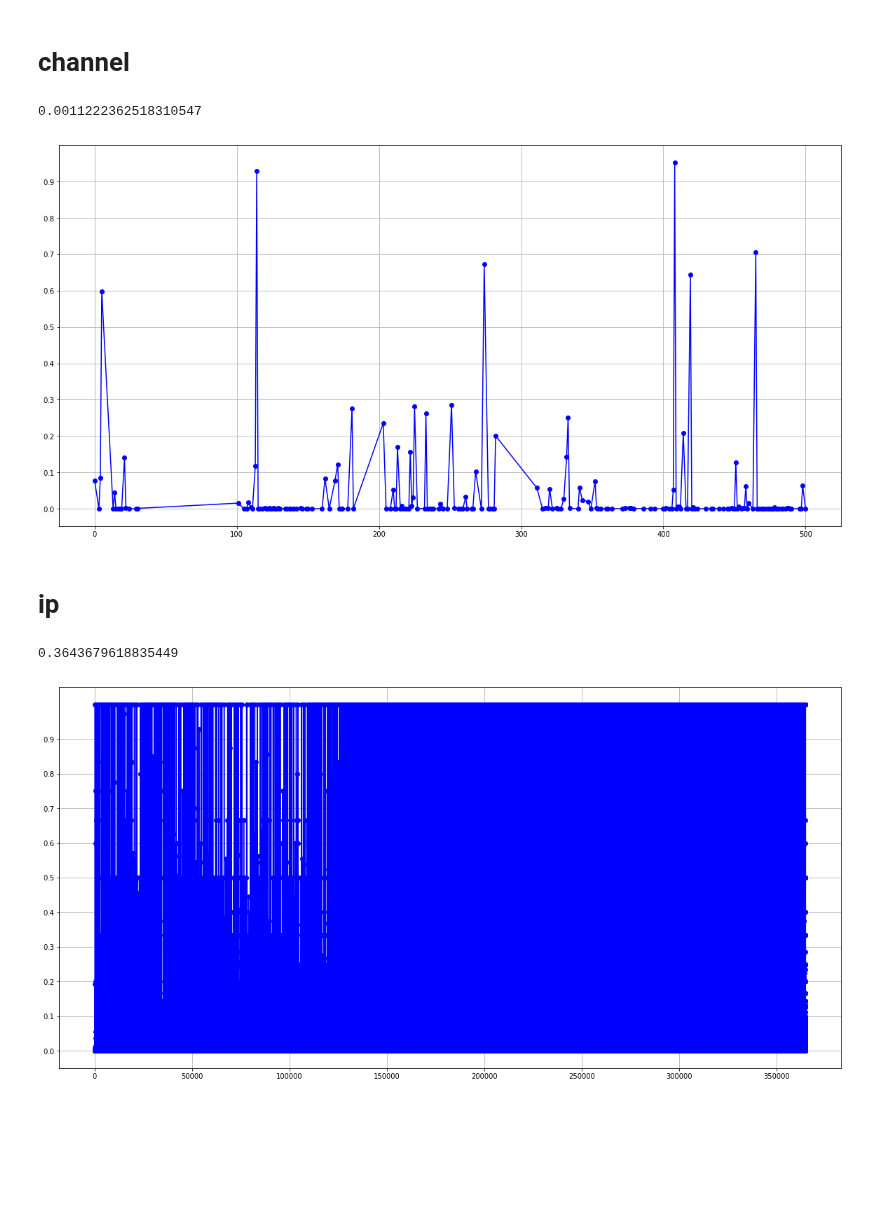
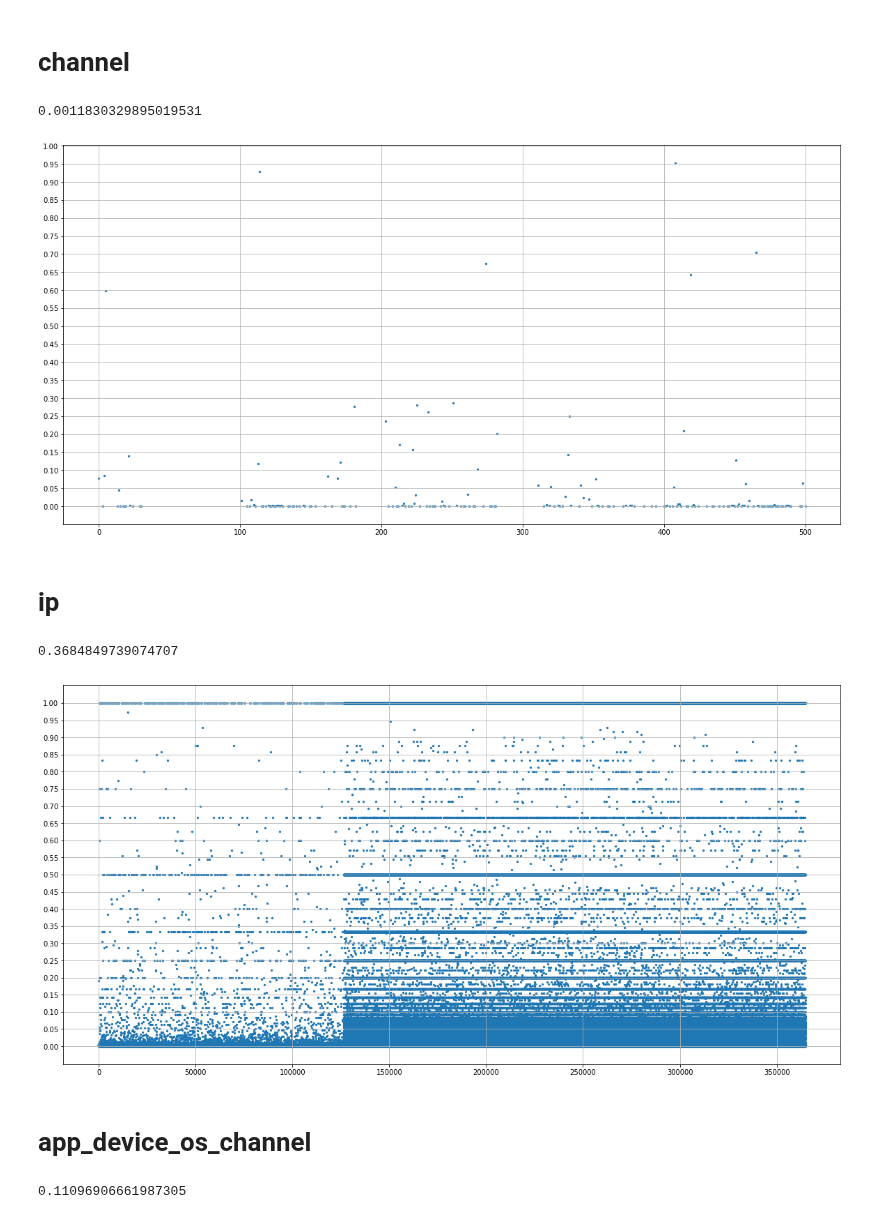
Before and after one commit to wluo-personal/Kaggle, a Jupyter notebook: talkingdata/hz/code/other_distribution.ipynb, the cells around one changed output. Cells and saved outputs as stored; diff of their text form; code cells hidden in the pictures; blank space fills up the shorter version.

```diff
--- a/talkingdata/hz/code/other_distribution.ipynb
+++ b/talkingdata/hz/code/other_distribution.ipynb
@@ -108,8 +159,8 @@ if Path(PATH + col_name + '.json').is_file():
         d1 = data['d1']
 else:
     with open(PATH + 'train_cleaned_final.csv', 'r') as f:
-        d, d1 = dict_return(1, f)
-    with open(PATH + 'app.json', 'w') as f:
+        d, d1 = dict_return(2, f)
+    with open(PATH + col_name + '.json', 'w') as f:
         json.dump({'d':d, 'd1':d1}, f)
 
 print(time() - t0)
@@ -137,8 +188,8 @@ if Path(PATH + col_name + '.json').is_file():
         d1 = data['d1']
 else:
     with open(PATH + 'train_cleaned_final.csv', 'r') as f:
-        d, d1 = dict_return(1, f)
-    with open(PATH + 'app.json', 'w') as f:
+        d, d1 = dict_return(3, f)
+    with open(PATH + col_name + '.json', 'w') as f:
         json.dump({'d':d, 'd1':d1}, f)
 
 print(time() - t0)
@@ -166,17 +217,17 @@ if Path(PATH + col_name + '.json').is_file():
         d1 = data['d1']
 else:
     with open(PATH + 'train_cleaned_final.csv', 'r') as f:
-        d, d1 = dict_return(1, f)
-    with open(PATH + 'app.json', 'w') as f:
+        d, d1 = dict_return(4, f)
+    with open(PATH + col_name + '.json', 'w') as f:
         json.dump({'d':d, 'd1':d1}, f)
 
 print(time() - t0)
 # %% [output]
-0.0011222362518310547
+0.0011830329895019531
 # %%
-figure_plot(d, d1)
+dt = figure_plot(d, d1)
 # %% [output]
-[figure, old version]
+[figure, new version]
 # %% [markdown]
 # ip
 # %%
@@ -195,16 +246,39 @@ if Path(PATH + col_name + '.json').is_file():
         d1 = data['d1']
 else:
     with open(PATH + 'train_cleaned_final.csv', 'r') as f:
-        d, d1 = dict_return(1, f)
-    with open(PATH + 'app.json', 'w') as f:
+        d, d1 = dict_return(0, f)
+    with open(PATH + col_name + '.json', 'w') as f:
         json.dump({'d':d, 'd1':d1}, f)
 
 print(time() - t0)
 # %% [output]
-0.3643679618835449
+0.3684849739074707
 # %%
-figure_plot(d, d1)
+dt = figure_plot(d, d1)
 # %% [output]
-[figure, old version]
+[figure, new version]
 # %% [markdown]
-#
+# app_device_os_channel
+# %%
+import json
+import re
+from time import time
+from pathlib import Path
+
+PATH = '../data/'
+
+t0 = time()
+if Path(PATH + 'app_device_os_channel.json').is_file():
+    with open(PATH + 'app_device_os_channel.json', 'r') as f:
+        data = json.load(f)
+        d = data['d']
+        d1 = data['d1']
+else:
+    with open(PATH + 'train_cleaned_final.csv', 'r') as f:
+        d, d1 = comb_dict_return(f, 1, 2, 3, 4)
+    with open(PATH + 'app_device_os_channel.json', 'w') as f:
+        json.dump({'d':d, 'd1':d1}, f)
+
+print(time() - t0)
+# %% [output]
+0.11096906661987305
```
Also changed, not shown: parts of 12 cells of this notebook, 1 other file.
